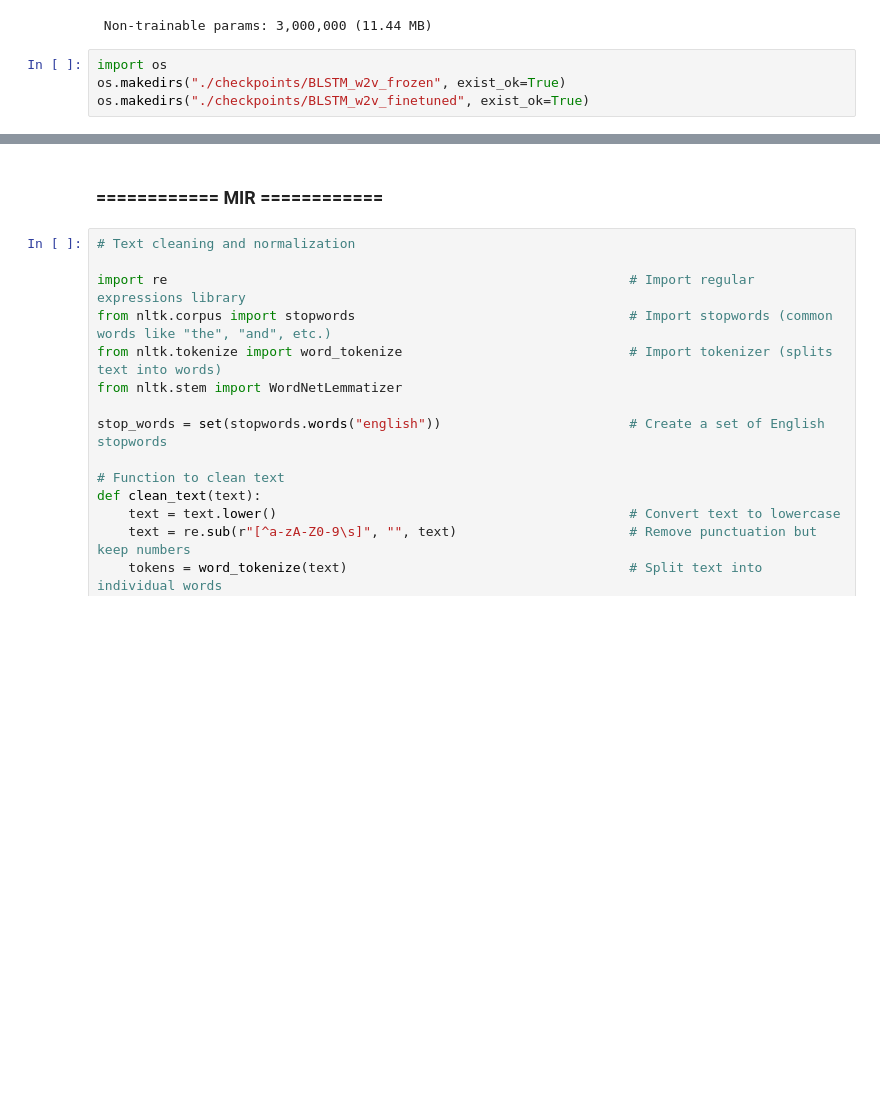
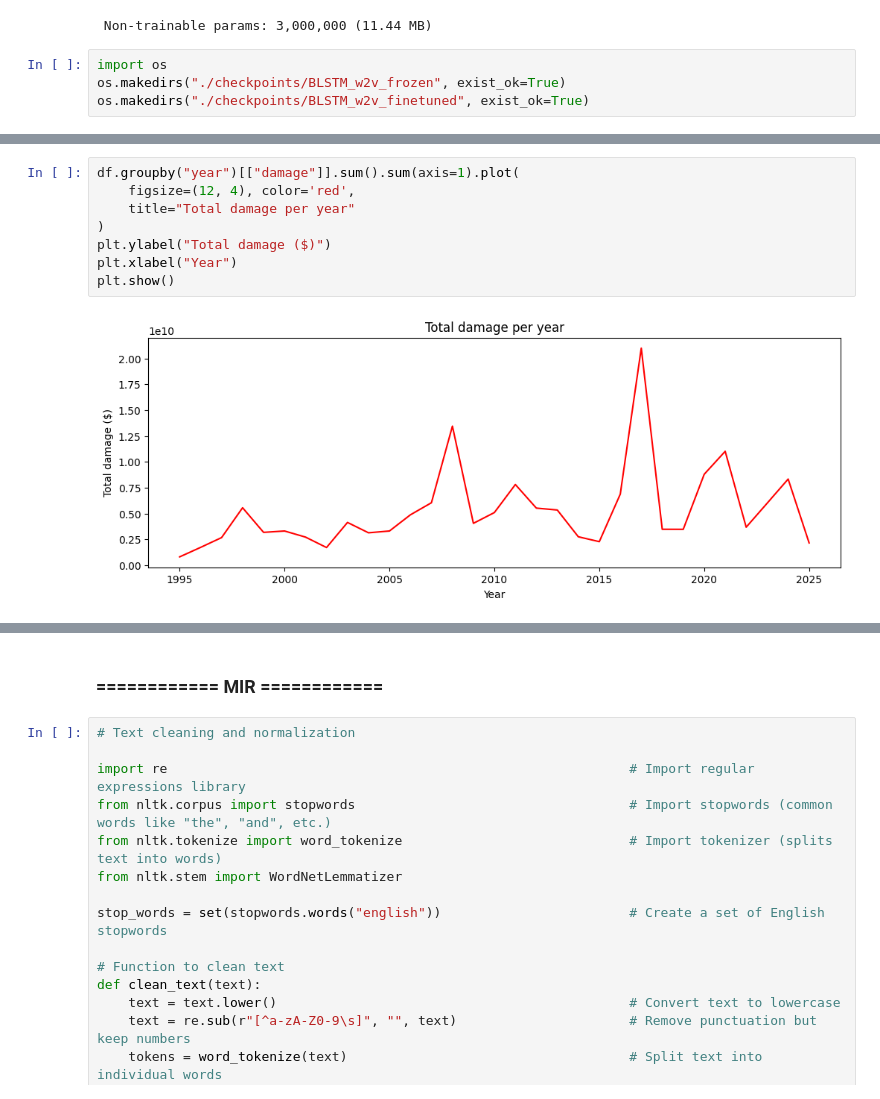
Before and after one commit to mirunabel/Task1_ATML, a Jupyter notebook: Task1.ipynb, the cells around one changed output, grey strips where cells are left out. Cells and saved outputs as stored; diff of their text form; blank space fills up the shorter version.

```diff
--- a/Task1.ipynb
+++ b/Task1.ipynb
@@ -1711,0 +1836,10 @@ high_damage_neural.plot(title="Absolute high-damage predictions over time (BLSTM
+# %%
+df.groupby("year")[["damage"]].sum().sum(axis=1).plot(
+    figsize=(12, 4), color='red',
+    title="Total damage per year"
+)
+plt.ylabel("Total damage ($)")
+plt.xlabel("Year")
+plt.show()
+# %% [output]
+[figure, added]
```
Also changed, not shown: parts of 27 cells of this notebook.
